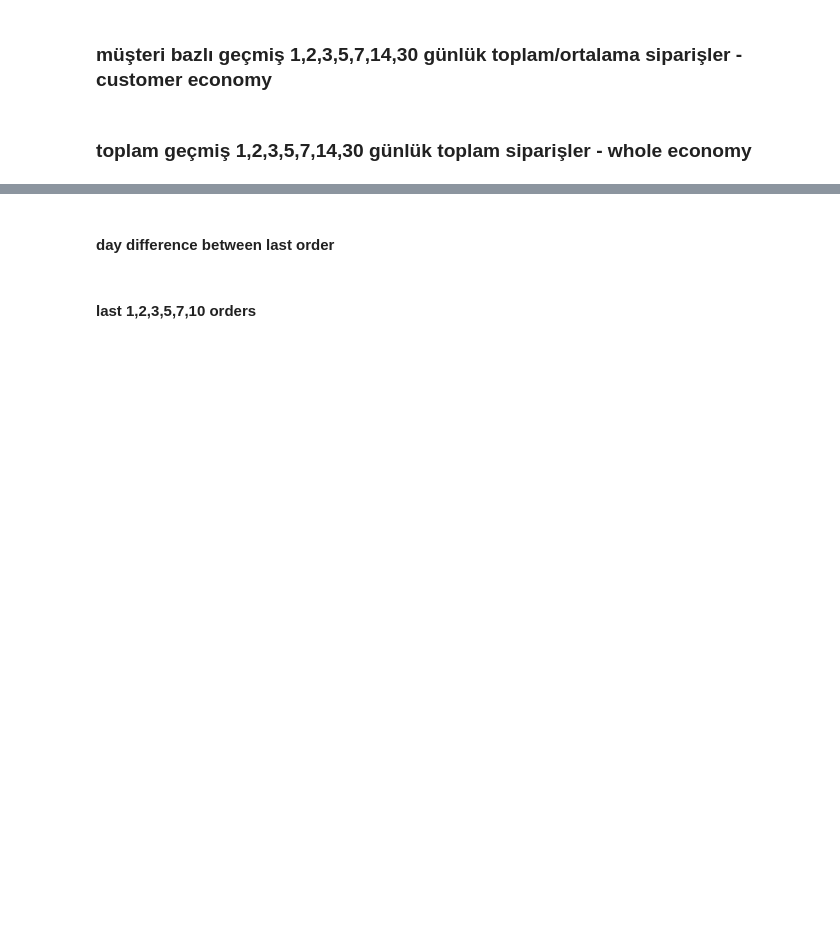
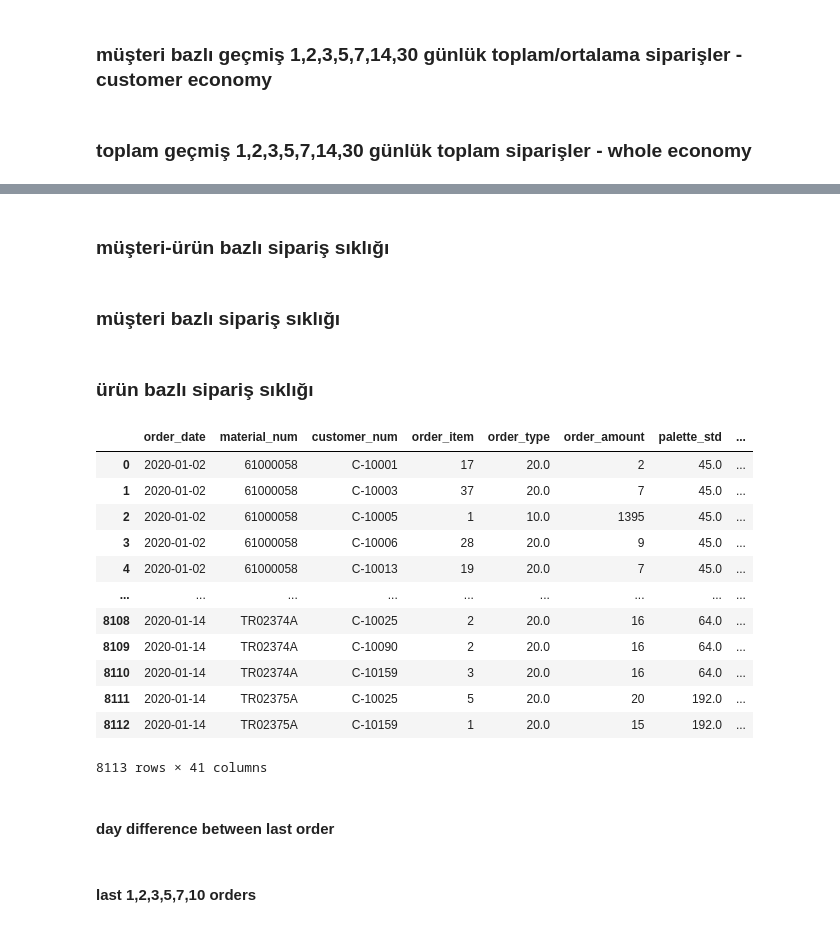
Before and after one commit to ihkaraman/dhl-datathon-21, a Jupyter notebook: 2nd_phase/volume_prediction.ipynb, the cells around one changed output, grey strips where cells are left out. Saved outputs shown, nothing was run; the diff lists cells and outputs as text; code cells hidden in the pictures; blank space fills up the shorter version.

```diff
--- a/2nd_phase/volume_prediction.ipynb
+++ b/2nd_phase/volume_prediction.ipynb
@@ -407,9 +413,9 @@ for material in daily_order_amounts['material_num'].unique():
     rolling_df = tmp_df.copy()
     rolling_df['material_num'] = material
 
-    for day_num in [1, 2, 3, 5, 7, 14, 30]:
+    for day_num in [2, 3, 5, 7, 10, 14, 30]:
 
-        col_name = 'last_' + str(day_num) + '_day_sum'
+        col_name = 'material_last_' + str(day_num) + '_day_sum'
 
         rolling_df[col_name] = tmp_df.rolling(str(day_num)+'d').sum().values - current_day_orders
 
@@ -419,7 +423,7 @@ results_by_mat
 # %% [markdown]
 ### müşteri bazlı geçmiş 1,2,3,5,7,14,30 günlük toplam/ortalama siparişler - customer economy
 # %%
-daily_order_amounts = order_df.groupby(['customer_num', 'material_num','order_date'])['order_amount'].sum().reset_index()
+daily_order_amounts = order_df.groupby(['customer_num', 'order_date'])['order_amount'].sum().reset_index()
 
 results_by_cust = pd.DataFrame()
 
@@ -432,9 +436,9 @@ for cust_key in daily_order_amounts['customer_num'].unique():
     rolling_df = tmp_df.copy()
     rolling_df['customer_num'] = cust_key
 
-    for day_num in [1, 2, 3, 5, 7, 14, 30]:
+    for day_num in [2, 3, 5, 7, 10, 14, 30]:
 
-        col_name = 'last_' + str(day_num) + '_day_sum'
+        col_name = 'customer_last_' + str(day_num) + '_day_sum'
 
         rolling_df[col_name] = tmp_df.rolling(str(day_num)+'d').sum().values - current_day_orders
 
@@ -444,23 +446,18 @@ results_by_cust
 # %% [markdown]
 ### toplam geçmiş 1,2,3,5,7,14,30 günlük toplam siparişler - whole economy
 # %%
-daily_order_amounts = order_df.groupby(['customer_num', 'material_num','order_date'])['order_amount'].sum().reset_index()
+daily_order_amounts = pd.DataFrame(order_df.groupby(['order_date'])['order_amount'].sum())
 
-results_by_cust = pd.DataFrame()
+results_whole = pd.DataFrame()
 
-for cust_key in daily_order_amounts['customer_num'].unique():
+current_day_orders = np.atleast_2d(daily_order_amounts['order_amount'].values).T
 
-    tmp_df = daily_order_amounts[daily_order_amounts['customer_num']==cust_key].drop('customer_num', axis=1).set_index('order_date')
+rolling_df = daily_order_amounts.copy()
 
-    current_day_orders = np.atleast_2d(tmp_df['order_amount'].values).T
+for day_num in [2, 3, 5, 7, 10, 14, 30]:
 
-    rolling_df = tmp_df.copy()
-    rolling_df['customer_num'] = cust_key
+    col_name = 'whole_last_' + str(day_num) + '_day_sum'
 
-    for day_num in [1, 2, 3, 5, 7, 14, 30]:
+    rolling_df[col_name] = daily_order_amounts.rolling(str(day_num)+'d').sum().values - current_day_orders
 
-        col_name = 'last_' + str(day_num) + '_day_sum'
-
-        rolling_df[col_name] = tmp_df.rolling(str(day_num)+'d').sum().values - current_day_orders
-
-    results_by_cust = pd.concat([results_by_cust, rolling_df.reset_index()], axis=0).reset_index(drop=True)
+results_whole = pd.concat([results_whole, rolling_df.reset_index()], axis=0).reset_index(drop=True)
@@ -474,0 +464,9 @@ trials
+# %%
+order_df = pd.merge(order_df, results_by_mat_cust.drop('order_amount', axis=1),
+                    on=['order_date', 'customer_num', 'material_num'], how='left')
+order_df = pd.merge(order_df, results_by_cust.drop('order_amount', axis=1),
+                    on=['order_date', 'customer_num'], how='left')
+order_df = pd.merge(order_df, results_by_mat.drop('order_amount', axis=1),
+                    on=['order_date', 'material_num'], how='left')
+order_df = pd.merge(order_df, results_whole.drop('order_amount', axis=1),
+                    on=['order_date'], how='left')
@@ -475,3 +494,25 @@ trials
+# %% [markdown]
+### müşteri-ürün bazlı sipariş sıklığı
+# %% [markdown]
+### müşteri bazlı sipariş sıklığı
+# %% [markdown]
+### ürün bazlı sipariş sıklığı
+# %%
+order_df
+# %% [output]
+|  | order_date | material_num | customer_num | order_item | order_type | order_amount | palette_std | ... |
+| 0 | 2020-01-02 | 61000058 | C-10001 | 17 | 20.0 | 2 | 45.0 | ... |
+| 1 | 2020-01-02 | 61000058 | C-10003 | 37 | 20.0 | 7 | 45.0 | ... |
+| 2 | 2020-01-02 | 61000058 | C-10005 | 1 | 10.0 | 1395 | 45.0 | ... |
+| 3 | 2020-01-02 | 61000058 | C-10006 | 28 | 20.0 | 9 | 45.0 | ... |
+| 4 | 2020-01-02 | 61000058 | C-10013 | 19 | 20.0 | 7 | 45.0 | ... |
+| ... | ... | ... | ... | ... | ... | ... | ... | ... |
+| 8108 | 2020-01-14 | TR02374A | C-10025 | 2 | 20.0 | 16 | 64.0 | ... |
+| 8109 | 2020-01-14 | TR02374A | C-10090 | 2 | 20.0 | 16 | 64.0 | ... |
+| 8110 | 2020-01-14 | TR02374A | C-10159 | 3 | 20.0 | 16 | 64.0 | ... |
+| 8111 | 2020-01-14 | TR02375A | C-10025 | 5 | 20.0 | 20 | 192.0 | ... |
+| 8112 | 2020-01-14 | TR02375A | C-10159 | 1 | 20.0 | 15 | 192.0 | ... |
+8113 rows × 41 columns
 # %%
 - ürün bazlı son 1,2,3,5,7,10 sipariş toplamı/ortalaması
 # %%
```
Also changed, not shown: parts of 18 cells of this notebook.
